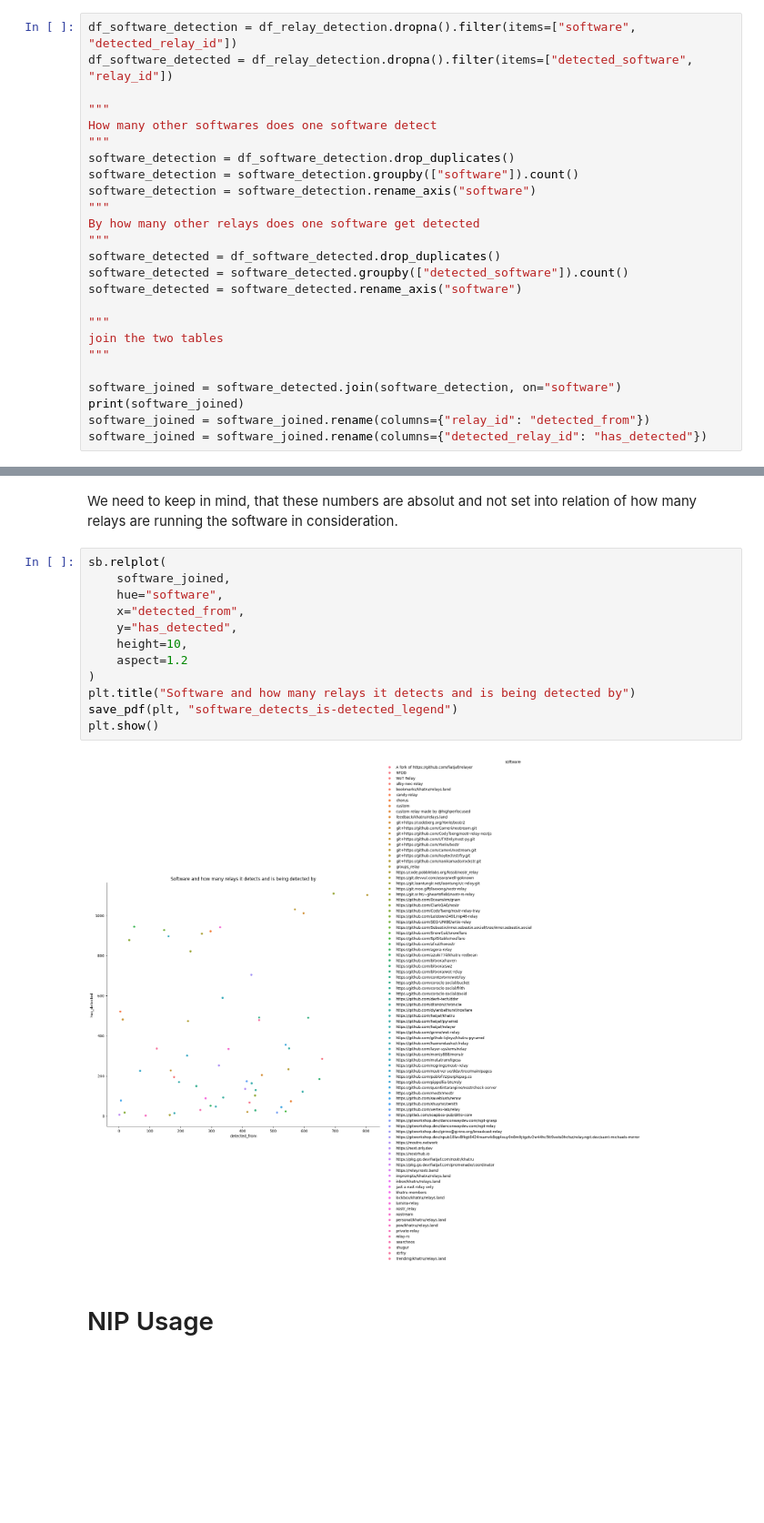
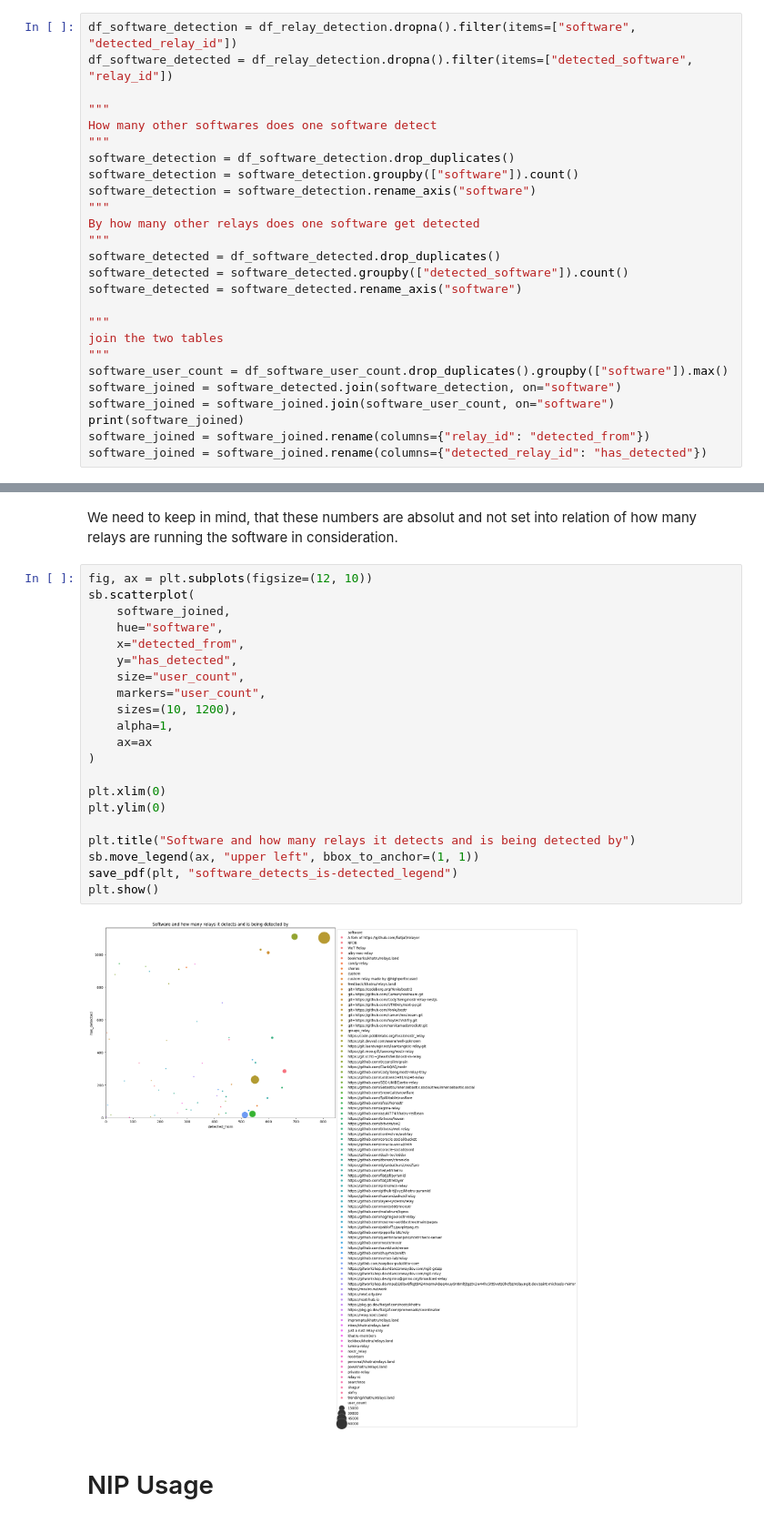
Before and after one commit to SEG-UNIBE/artio-insight, a Jupyter notebook: notebooks/artio.ipynb, the cells around one changed output, grey strips where cells are left out. Shown at 91% size. Cells and saved outputs as stored; diff of their text form; blank space fills up the shorter version.

Commit message:
feat(notebooks): continue work and add new graphic for usage with size

```diff
--- a/notebooks/artio.ipynb
+++ b/notebooks/artio.ipynb
@@ -512,8 +582,9 @@ software_detected = software_detected.rename_axis("software")
 """
 join the two tables
 """
-
+software_user_count = df_software_user_count.drop_duplicates().groupby(["software"]).max()
 software_joined = software_detected.join(software_detection, on="software")
+software_joined = software_joined.join(software_user_count, on="software")
 print(software_joined)
 software_joined = software_joined.rename(columns={"relay_id": "detected_from"})
 software_joined = software_joined.rename(columns={"detected_relay_id": "has_detected"})
@@ -551,19 +631,28 @@ plt.show()
 # %% [markdown]
 We need to keep in mind, that these numbers are absolut and not set into relation of how many relays are running the software in consideration.
 # %%
-sb.relplot(
+fig, ax = plt.subplots(figsize=(12, 10))
+sb.scatterplot(
     software_joined,
     hue="software",
     x="detected_from",
     y="has_detected",
-    height=10,
-    aspect=1.2
+    size="user_count",
+    markers="user_count",
+    sizes=(10, 1200),
+    alpha=1,
+    ax=ax
 )
+
+plt.xlim(0)
+plt.ylim(0)
+
 plt.title("Software and how many relays it detects and is being detected by")
+sb.move_legend(ax, "upper left", bbox_to_anchor=(1, 1))
 save_pdf(plt, "software_detects_is-detected_legend")
 plt.show()
 # %% [output]
-[figure, old version]
+[figure, new version]
 # %% [markdown]
 # NIP Usage
 # %%
```
Also changed, not shown: parts of 27 cells of this notebook.
